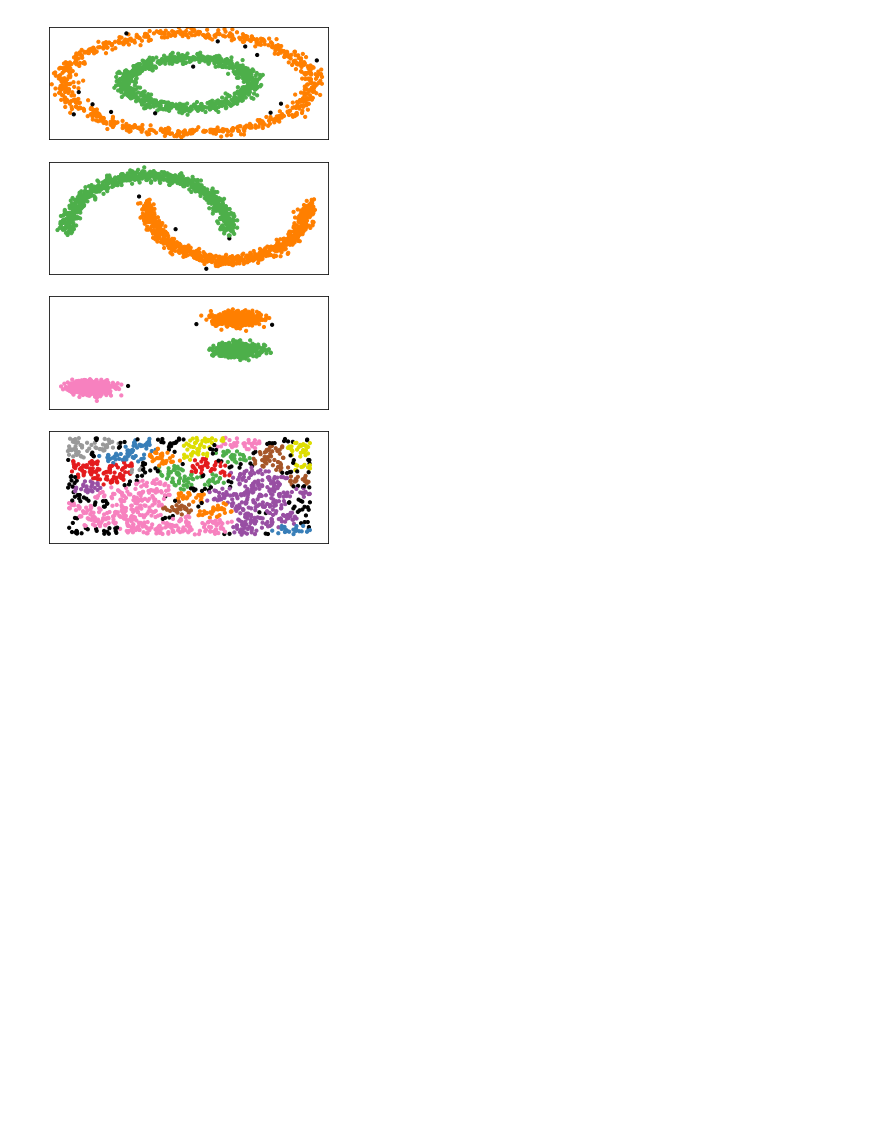
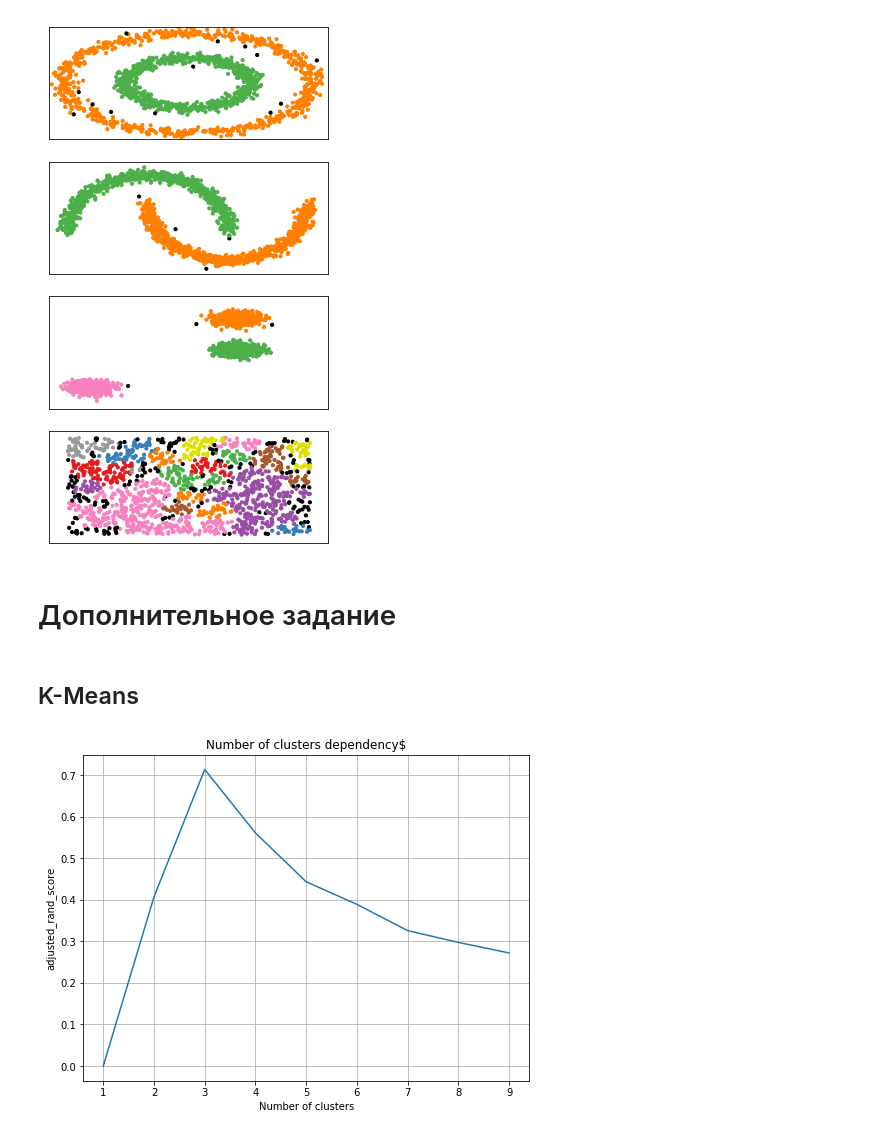
Before and after one commit to ilyaalexivanov/ds-homework, a Jupyter notebook: hw05/hw05.ipynb, the cells around one changed output. Drawn from its saved outputs; the diff is of its cells as text; code cells hidden in the pictures; blank space fills up the shorter version.

```diff
--- a/hw05/hw05.ipynb
+++ b/hw05/hw05.ipynb
@@ -234,3 +234,34 @@ for i_dataset, dataset in enumerate(data):
 plt.show()
 # %% [output]
 [figure]
+# %% [markdown]
+# Дополнительное задание
+# %% [markdown]
+## K-Means
+# %%
+from sklearn.cluster import MiniBatchKMeans, KMeans
+from sklearn.metrics.pairwise import pairwise_distances_argmin
+from sklearn.datasets.samples_generator import make_blobs
+
+batch_size = 45
+centers = [[1, 1], [-1, -1], [1, -1]]
+n_clusters = len(centers)
+X, labels_true = make_blobs(n_samples=3000, centers=centers, cluster_std=0.7)
+# %%
+ks = np.arange(1,10,1)
+criteria = np.zeros(len(ks))
+
+for i, k in enumerate(ks):
+    cls = KMeans(n_clusters = k)
+    y = cls.fit_predict(X)
+    criteria[i] = metrics.adjusted_rand_score(labels_true,y)
+
+pl.figure(figsize=(8, 6))
+pl.plot(ks, criteria)
+pl.title("Number of clusters dependency$")
+pl.ylabel("adjusted_rand_score")
+pl.xlabel("Number of clusters")
+pl.grid()
+pl.show()
+# %% [output]
+[figure, added]
```
Also changed, not shown: parts of 21 cells of this notebook.
